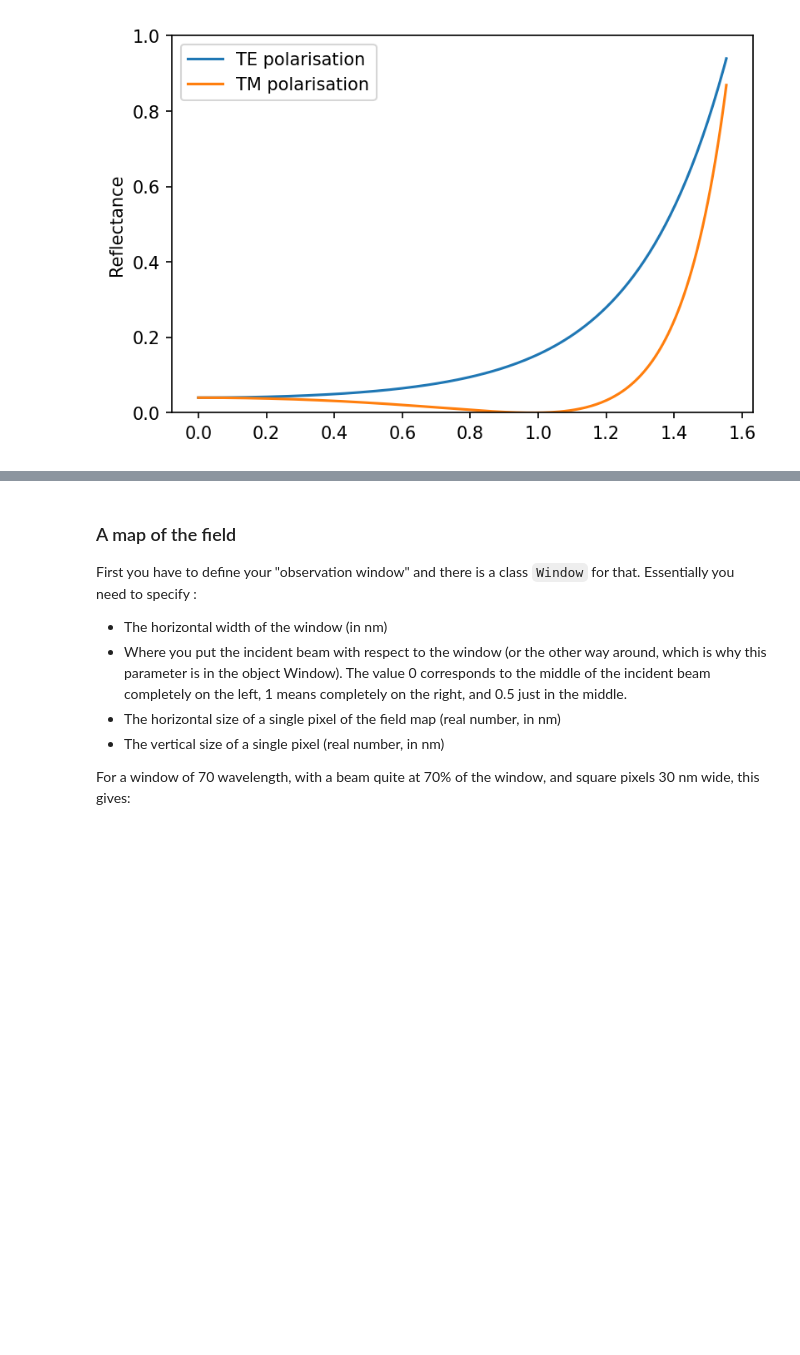
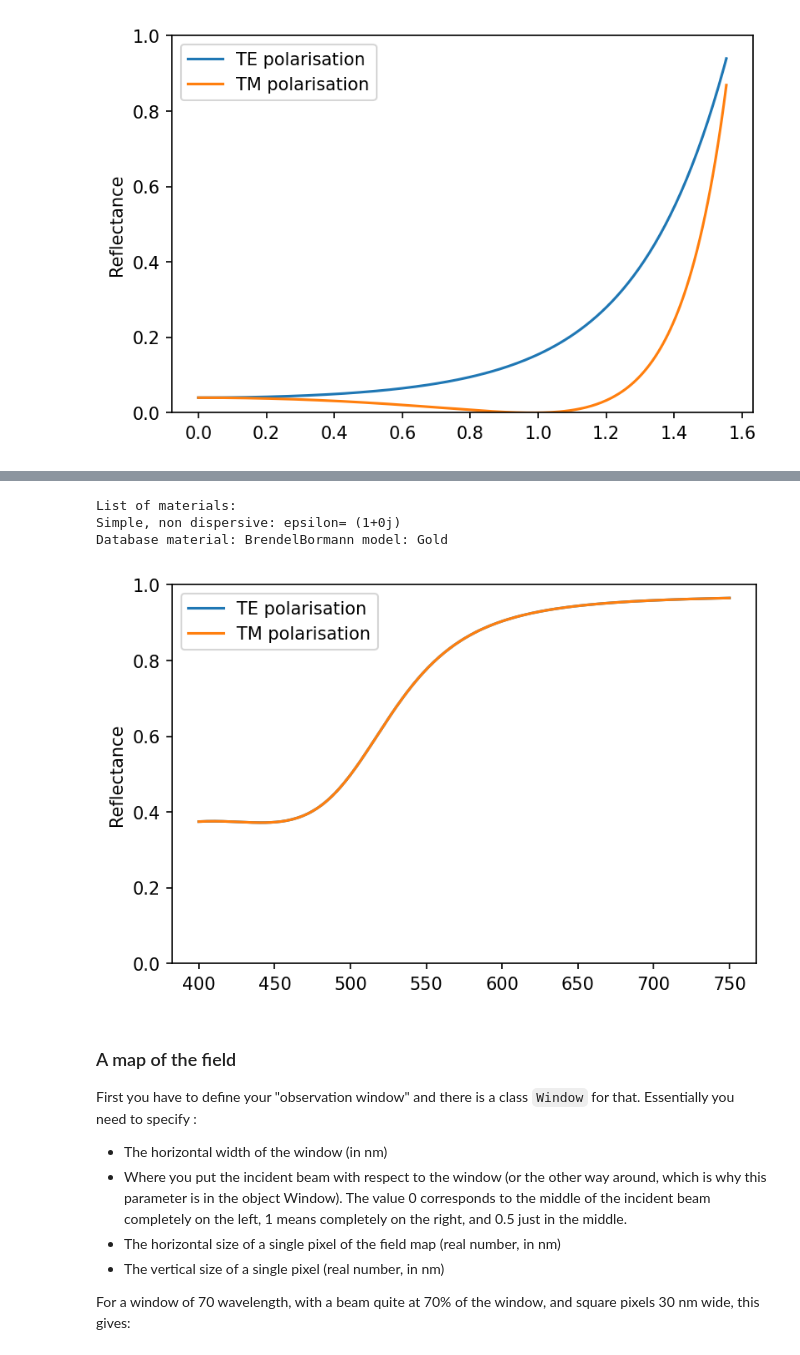
Before and after one commit to AnMoreau/PyMoosh, a Jupyter notebook: notebooks/Basic_tutorials/PyMoosh_Basics.ipynb, the cells around one changed output, grey strips where cells are left out. Cells and saved outputs as stored; diff of their text form; code cells hidden in the pictures; blank space fills up the shorter version.

```diff
--- a/notebooks/Basic_tutorials/PyMoosh_Basics.ipynb
+++ b/notebooks/Basic_tutorials/PyMoosh_Basics.ipynb
@@ -150,3 +163,28 @@ plt.show()
+# %%
+
+interface2 = Structure([1.,"Gold"],[0, 1],[10*wavelength, 10*wavelength])
+
+# For TE polarization
+incidence, r, t, R2, T = spectrum(interface2, 0., 0., 400, 750., 200)
+# For TM polarization, same incidence angles
+incidence, r_p, t_p, R_p2, T_p = spectrum(interface2, 0., 1., 400, 750., 200)
+
+# Visualization of the result
+import matplotlib.pyplot as plt
+plt.rcParams['figure.dpi'] = 150
+
+plt.figure(1)
+plt.plot(incidence, R2, label="TE polarisation")
+plt.plot(incidence, R_p2, label="TM polarisation")
+plt.ylabel('Reflectance')
+plt.ylim(0,1)
+plt.legend()
+plt.show()
+# %% [output]
+List of materials:
+Simple, non dispersive: epsilon= (1+0j)
+Database material: BrendelBormann model: Gold
+[figure, added]
 # %% [markdown]
 ### A map of the field
 
```
Also changed, not shown: parts of 3 cells of this notebook, 6 other files.
